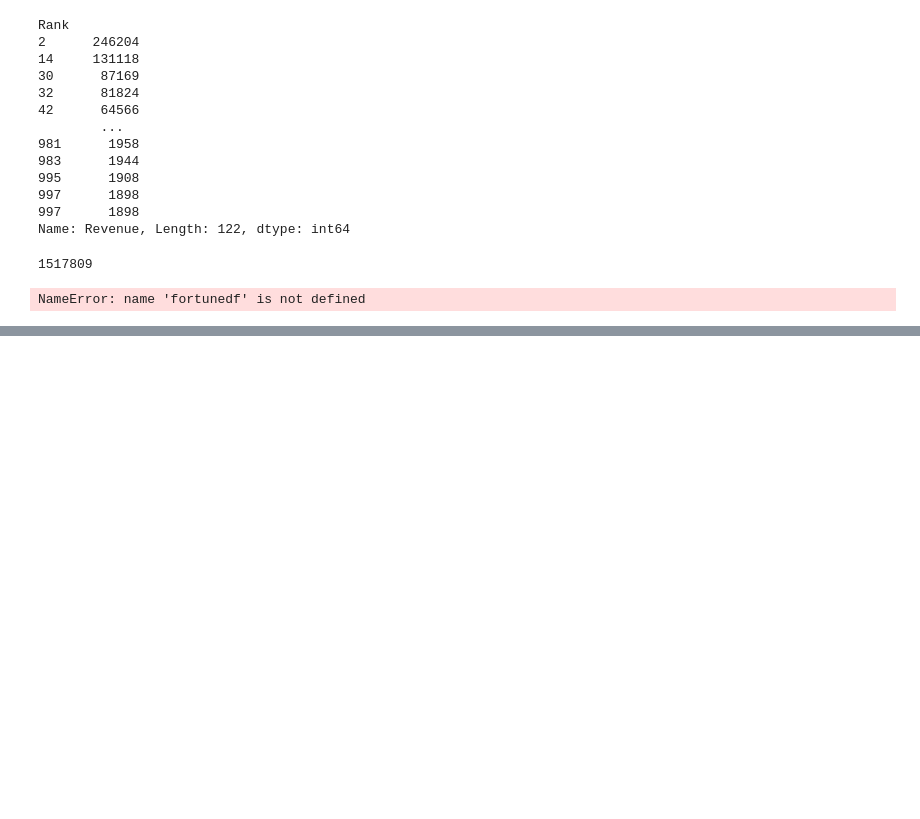
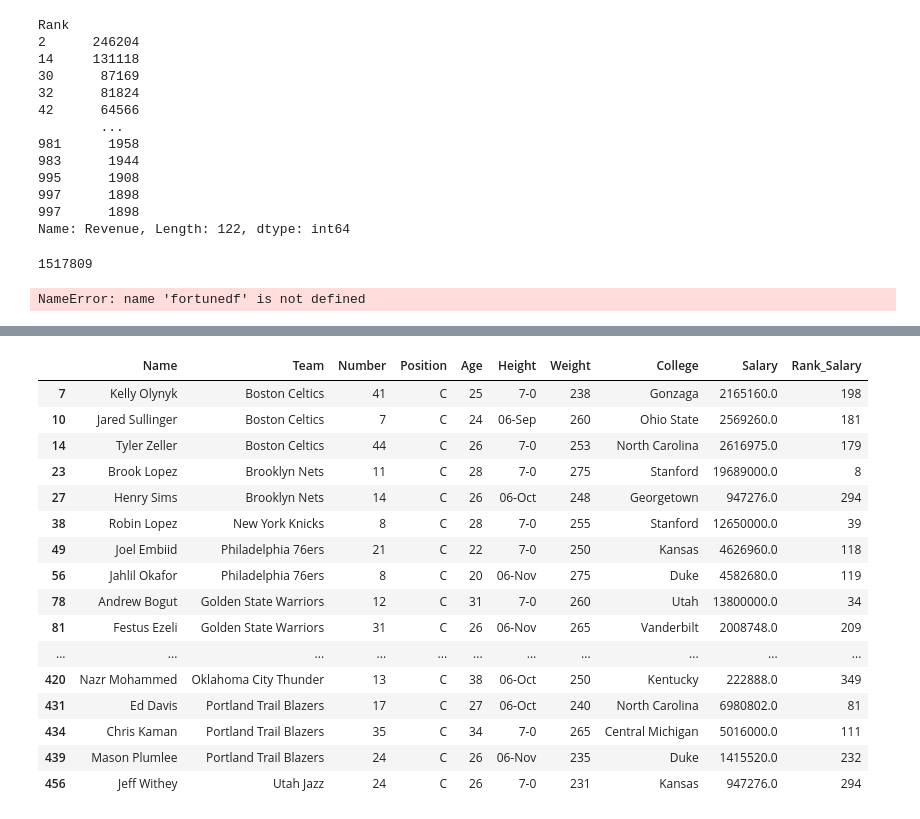
Before and after one commit to ramakrishnaprasadS/Training_futurense, a Jupyter notebook: Python/numpy_pandas/pandas/pandas_basics_dataframes.ipynb, the cells around one changed output, grey strips where cells are left out. Saved outputs shown, nothing was run; the diff lists cells and outputs as text; code cells hidden in the pictures; blank space fills up the shorter version.

```diff
--- a/Python/numpy_pandas/pandas/pandas_basics_dataframes.ipynb
+++ b/Python/numpy_pandas/pandas/pandas_basics_dataframes.ipynb
@@ -1365,0 +1368,6 @@ NameError: name 'fortunedf' is not defined
+# %%
+df=pd.read_csv("C:\\Users\miles\\Documents\\GitHub\\Training_futurense\\Python\\numpy_pandas\\sample datasets\\NbaInfo.csv")
+df=df.dropna()
+# %%
+df["Rank_Salary"]=df['Salary'].rank(ascending=False).astype(int)
+df.sort_values(by='Rank_Salary')
@@ -1365,0 +2112,20 @@ NameError: name 'fortunedf' is not defined
+# %%
+df.query("Position=='C'")  # it will not work properly when column name has spaces
+# %% [output]
+|  | Name | Team | Number | Position | Age | Height | Weight | College | Salary | Rank_Salary |
+| 7 | Kelly Olynyk | Boston Celtics | 41 | C | 25 | 7-0 | 238 | Gonzaga | 2165160.0 | 198 |
+| 10 | Jared Sullinger | Boston Celtics | 7 | C | 24 | 06-Sep | 260 | Ohio State | 2569260.0 | 181 |
+| 14 | Tyler Zeller | Boston Celtics | 44 | C | 26 | 7-0 | 253 | North Carolina | 2616975.0 | 179 |
+| 23 | Brook Lopez | Brooklyn Nets | 11 | C | 28 | 7-0 | 275 | Stanford | 19689000.0 | 8 |
+| 27 | Henry Sims | Brooklyn Nets | 14 | C | 26 | 06-Oct | 248 | Georgetown | 947276.0 | 294 |
+| 38 | Robin Lopez | New York Knicks | 8 | C | 28 | 7-0 | 255 | Stanford | 12650000.0 | 39 |
+| 49 | Joel Embiid | Philadelphia 76ers | 21 | C | 22 | 7-0 | 250 | Kansas | 4626960.0 | 118 |
+| 56 | Jahlil Okafor | Philadelphia 76ers | 8 | C | 20 | 06-Nov | 275 | Duke | 4582680.0 | 119 |
+| 78 | Andrew Bogut | Golden State Warriors | 12 | C | 31 | 7-0 | 260 | Utah | 13800000.0 | 34 |
+| 81 | Festus Ezeli | Golden State Warriors | 31 | C | 26 | 06-Nov | 265 | Vanderbilt | 2008748.0 | 209 |
+| ... | ... | ... | ... | ... | ... | ... | ... | ... | ... | ... |
+| 420 | Nazr Mohammed | Oklahoma City Thunder | 13 | C | 38 | 06-Oct | 250 | Kentucky | 222888.0 | 349 |
+| 431 | Ed Davis | Portland Trail Blazers | 17 | C | 27 | 06-Oct | 240 | North Carolina | 6980802.0 | 81 |
+| 434 | Chris Kaman | Portland Trail Blazers | 35 | C | 34 | 7-0 | 265 | Central Michigan | 5016000.0 | 111 |
+| 439 | Mason Plumlee | Portland Trail Blazers | 24 | C | 26 | 06-Nov | 235 | Duke | 1415520.0 | 232 |
+| 456 | Jeff Withey | Utah Jazz | 24 | C | 26 | 7-0 | 231 | Kansas | 947276.0 | 294 |
```
Also changed, not shown: parts of 107 cells of this notebook, 5 other files.
